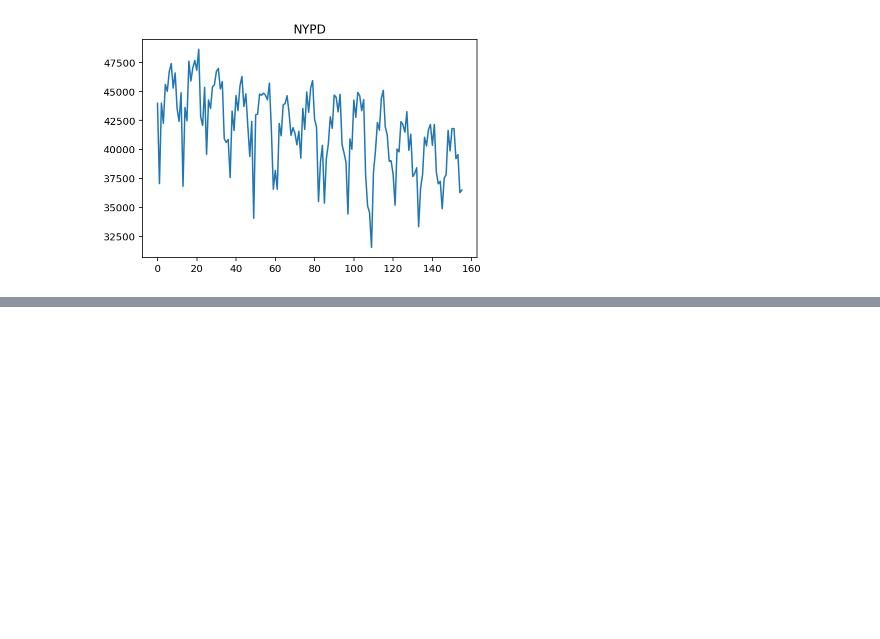
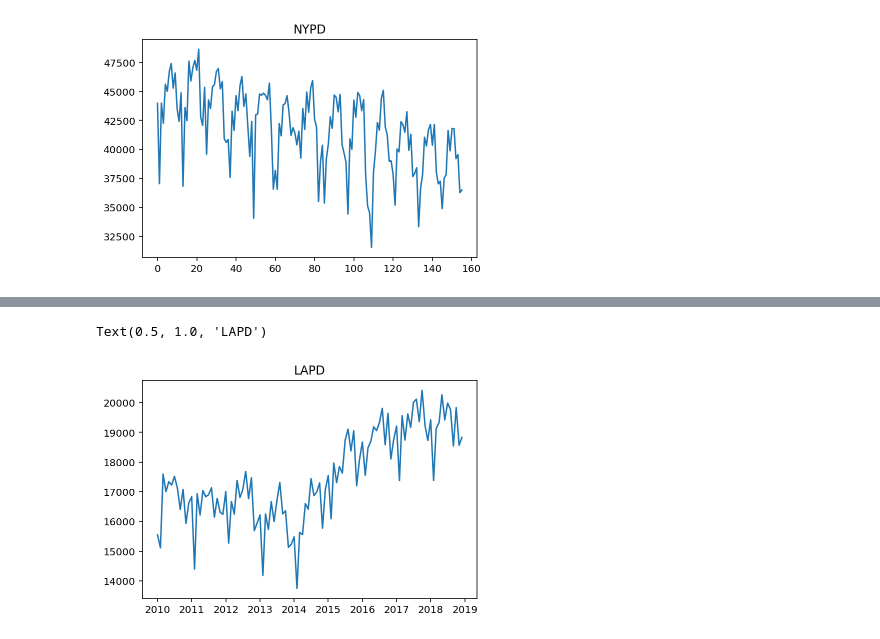
Before and after one commit to cho244/PoliceReports, a Jupyter notebook: Clearning.ipynb, the cells around one changed output, grey strips where cells are left out. Saved outputs shown, nothing was run; the diff lists cells and outputs as text; code cells hidden in the pictures; blank space fills up the shorter version.

```diff
--- a/Clearning.ipynb
+++ b/Clearning.ipynb
@@ -173,0 +239,13 @@ Text(0.5, 1.0, 'NYPD')
+# %%
+la_month = lapd.groupby(["year","month"]).size()
+la_month = la_month.reset_index()
+la_month.month = la_month.month.astype(int)
+la_month.year = la_month.year.astype(int)
+la_month.day = 1
+la_month["day"] = 1
+la_month["date"] = pd.to_datetime(la_month[["year","month","day"]])
+plt.plot( la_month.date, la_month[0] )
+plt.title('LAPD')
+# %% [output]
+Text(0.5, 1.0, 'LAPD')
+[figure, added]
```
Also changed, not shown: parts of 31 cells of this notebook.
